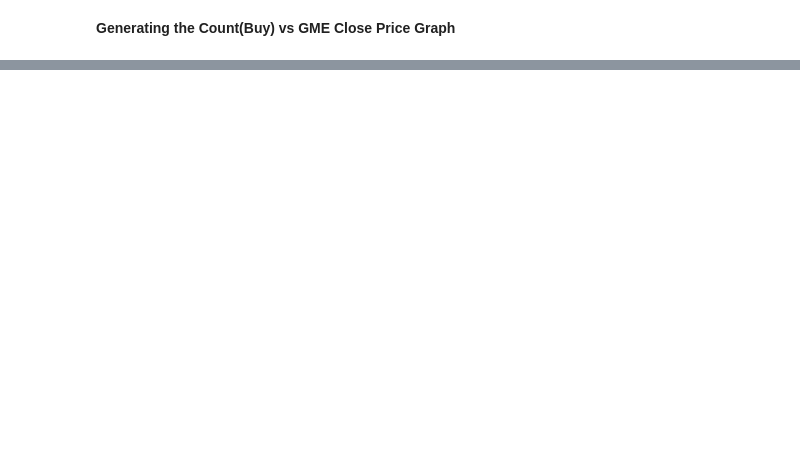
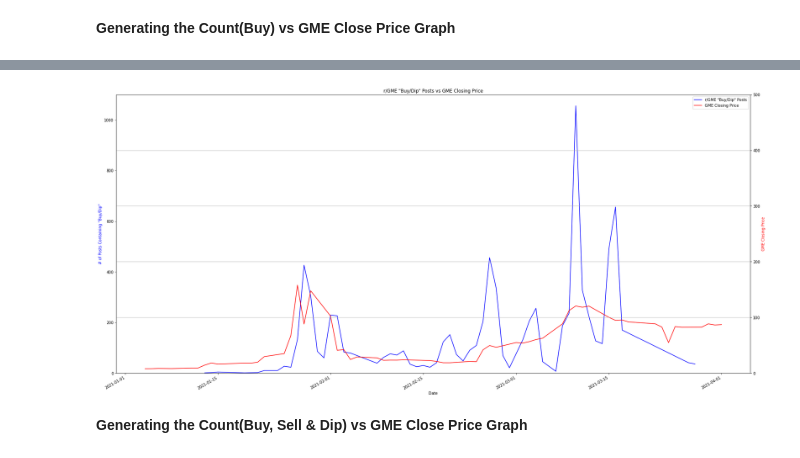
Before and after one commit to NeilCollinsMS/Unstructured-Data-Notebooks, a Jupyter notebook: GME_Graphing_Revised.ipynb, the cells around one changed output, grey strips where cells are left out. Drawn from its saved outputs; the diff is of its cells as text; code cells hidden in the pictures; blank space fills up the shorter version.

```diff
--- a/GME_Graphing_Revised.ipynb
+++ b/GME_Graphing_Revised.ipynb
@@ -238,0 +340,7 @@ gmestock.plot(x='Date', y = 'Close', kind = 'line', figsize=(30,15), color = 're
+# %%
+# Filtering the gmedaily_filtered dataframe to only include titles with the word "Buy"
+
+cols_list = ['Title'] # Target Columns
+search_values = ['Buy', 'Dip'] # Target Word(s)
+
+gme_filtered_comb = gme_filtered[gme_filtered[cols_list].stack().str.contains('|'.join(search_values),case=False,na=False).any(level=0)]
@@ -238,0 +356,2 @@ gmestock.plot(x='Date', y = 'Close', kind = 'line', figsize=(30,15), color = 're
+# %%
+gmedaily_filtered_comb = gme_filtered_comb.groupby('Date', as_index=False).count()
@@ -238,0 +367,16 @@ gmestock.plot(x='Date', y = 'Close', kind = 'line', figsize=(30,15), color = 're
+# %%
+# Plotting GME posts with "Buy/Dip" in the title against the GME stock price.
+
+ax = gmedaily_filtered_comb.plot(x='Date', y = 'Post ID', kind = 'line', figsize=(30,15), color = 'blue', label = 'r/GME "Buy/Dip" Posts', title = 'r/GME "Buy/Dip" Posts vs GME Closing Price')
+ax2 = gmestock.plot(x='Date', y = 'Close', kind = 'line', figsize=(30,15), color = 'red', label = 'GME Closing Price', ax=ax)
+
+ax.set_ylabel('# of Posts Containing "Buy/Dip"', color='b')
+ax2 = ax.twinx()
+ax2.set_ylabel('GME Closing Price', color='r')
+ax2.set_ylim(bottom=0, top=500)
+ax.set_ylim(bottom=0, top=1100)
+plt.grid()
+# %% [output]
+[figure, added]
+# %% [markdown]
+**Generating the Count(Buy, Sell & Dip) vs GME Close Price Graph**
```
Also changed, not shown: parts of 23 cells of this notebook.
